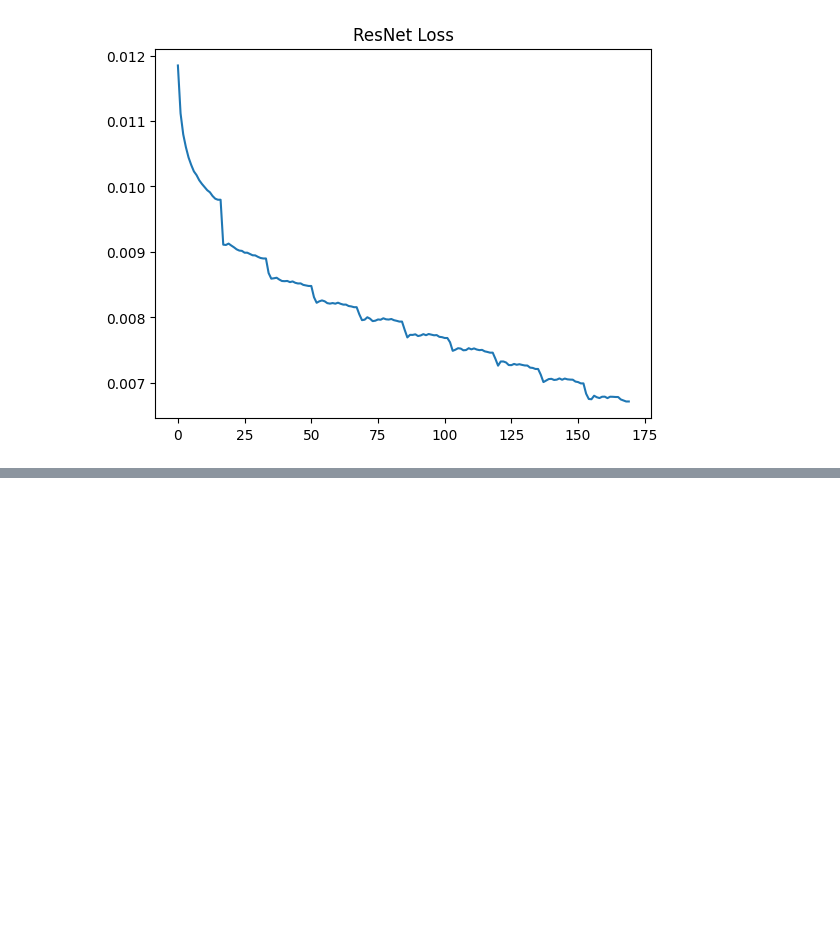
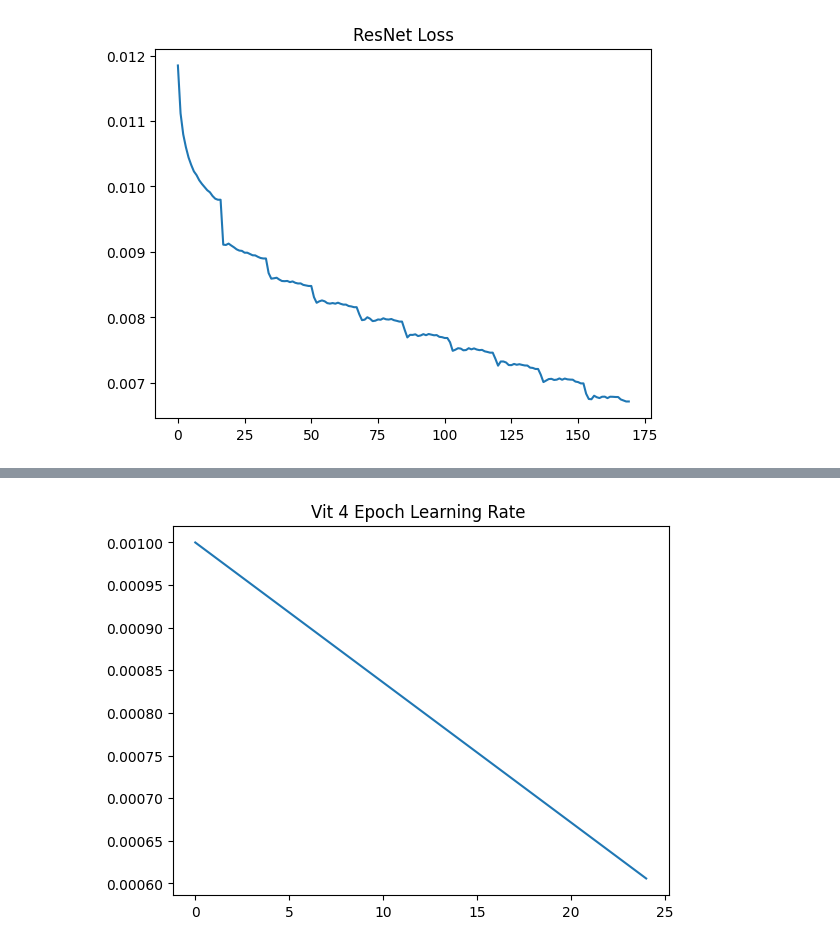
Before and after one commit to tho121/aws_capstone, a Jupyter notebook: metrics.ipynb, the cells around one changed output, grey strips where cells are left out. Drawn from its saved outputs; the diff is of its cells as text; code cells hidden in the pictures; blank space fills up the shorter version.

```diff
--- a/metrics.ipynb
+++ b/metrics.ipynb
@@ -142,0 +253,14 @@ plt.show()
+# %%
+vit_lr_4 = pd.read_csv('metrics/vit/vit_loss_4.csv')
+extracted_vit_lr_4 = []
+
+for msg in vit_lr_4['message']:
+    m = re.search(r'\'learning_rate\': \d*\.*\d+', msg)
+    val = m.group(0).split()[1]
+    extracted_vit_lr_4.append(float(val))
+
+plt.plot(extracted_vit_lr_4, label = "vit")
+plt.title('Vit 4 Epoch Learning Rate ')
+plt.show()
+# %% [output]
+[figure, added]
```
Also changed, not shown: parts of 7 cells of this notebook, 5 other files.
